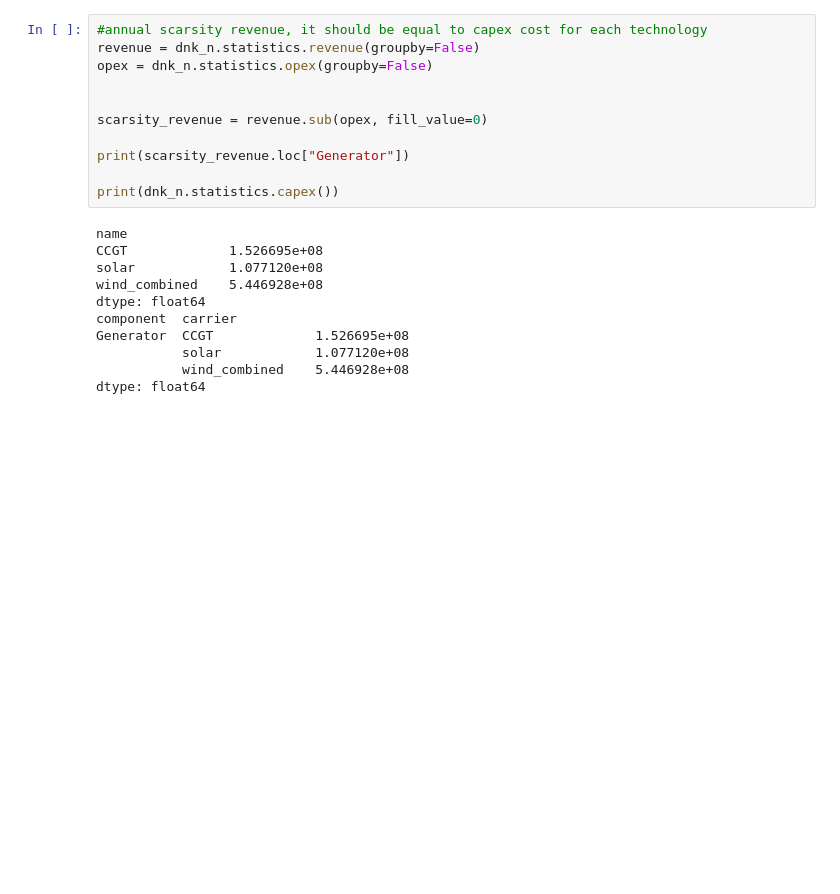
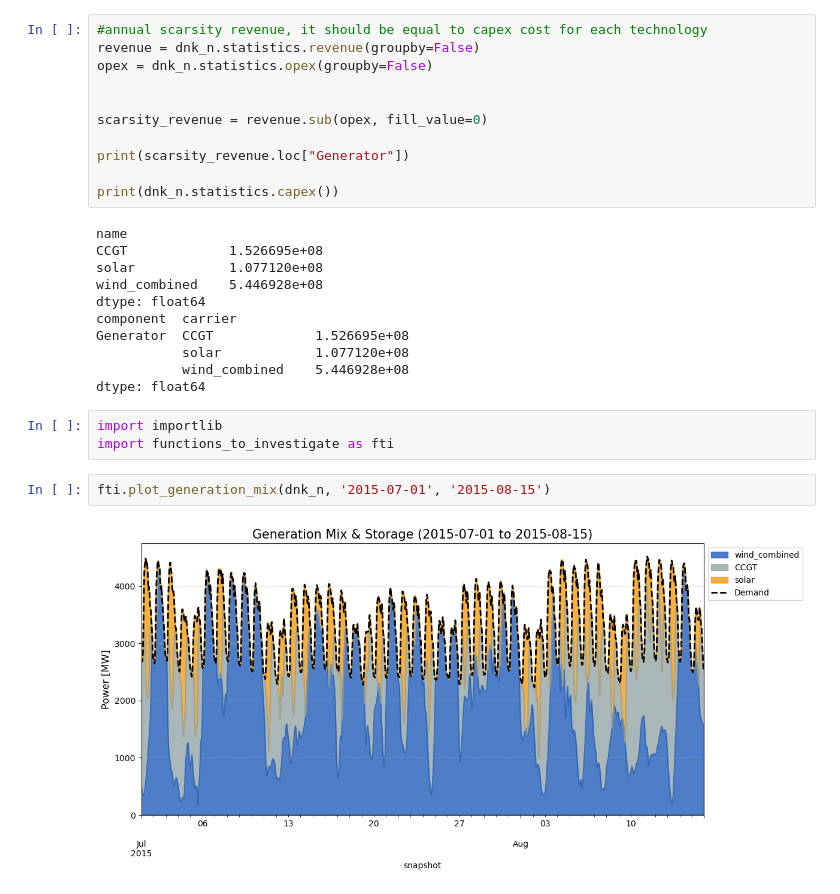
Before and after one commit to KenzoDTU/Integrated-Energy-Grids-A1G21, a Jupyter notebook: Part_1.ipynb, the cells around one changed output. Cells and saved outputs as stored; diff of their text form; blank space fills up the shorter version.

```diff
--- a/Part_1.ipynb
+++ b/Part_1.ipynb
@@ -254,3 +254,10 @@ Generator  CCGT             1.526695e+08
            solar            1.077120e+08
            wind_combined    5.446928e+08
 dtype: float64
+# %%
+import importlib
+import functions_to_investigate as fti
+# %%
+fti.plot_generation_mix(dnk_n, '2015-07-01', '2015-08-15')
+# %% [output]
+[figure, added]
```
Also changed, not shown: parts of 10 cells of this notebook, 1 other file.
